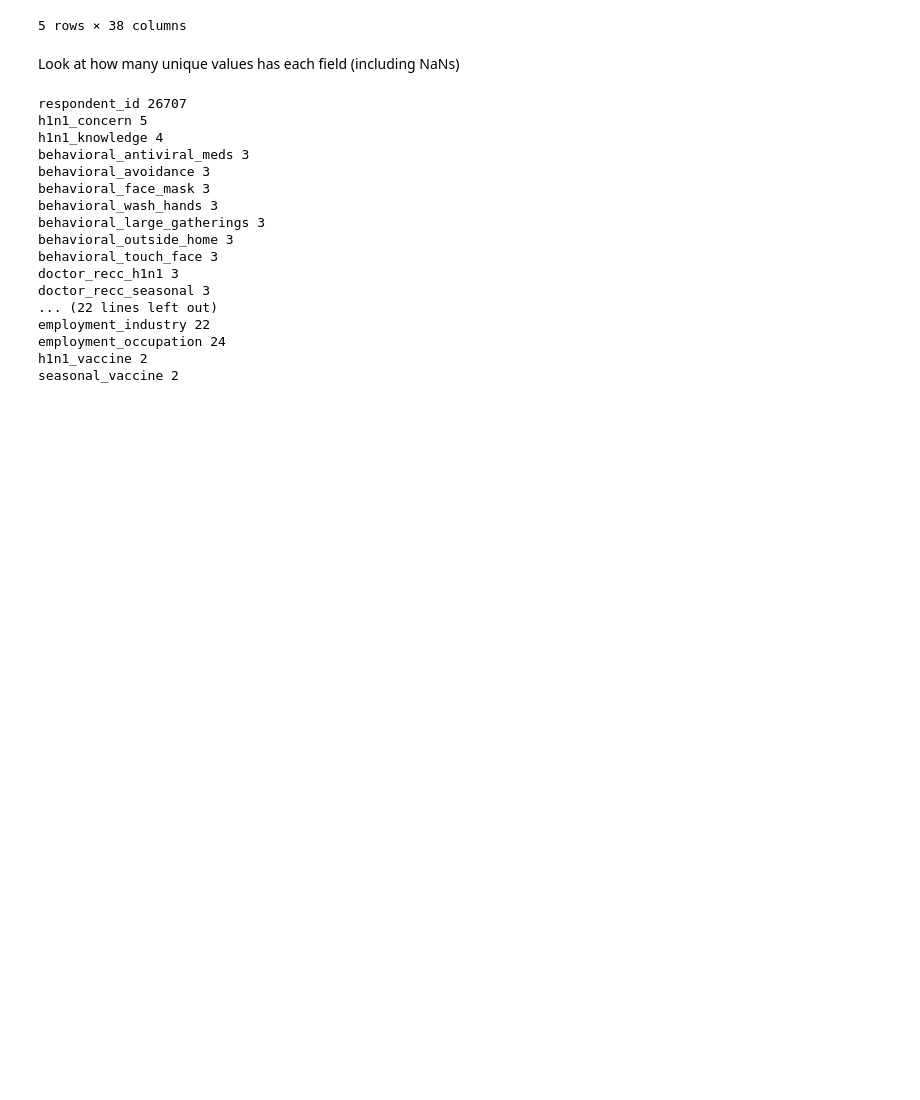
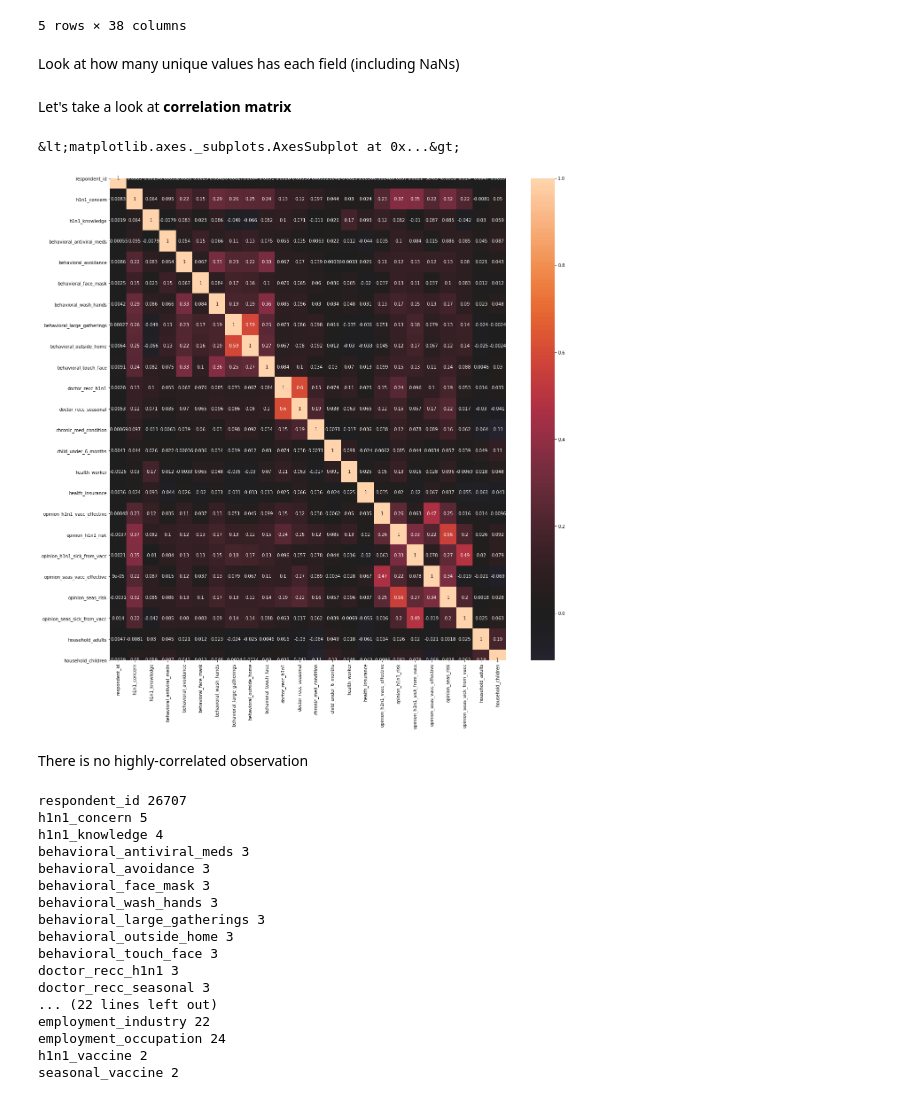
Before and after one commit to arifcanaksoy/MachineLearning_H1N1, a Jupyter notebook: playground_h1n1.ipynb, the cells around one changed output. Saved outputs shown, nothing was run; the diff lists cells and outputs as text; code cells hidden in the pictures; blank space fills up the shorter version.

```diff
--- a/playground_h1n1.ipynb
+++ b/playground_h1n1.ipynb
@@ -157,6 +157,27 @@ def unique_categories(df):
 def all_uniques(df):
     for column in df.columns:
         print(column, len(df[column].unique()))
+# %%
+for column in data.columns.difference(["h1n1_vaccine","seasonal_vaccine"]):
+    data[column].fillna(data[column].mode()[0], inplace=True)
+# %%
+for column in data.columns.difference(["h1n1_vaccine","seasonal_vaccine"]):
+    if data[column].dtype == 'float64':
+        data[column] = data[column].astype('int64')
+# %% [markdown]
+Let's take a look at __correlation matrix__
+# %%
+numeric = data.select_dtypes(include = ['int64'])
+# %%
+corr = numeric.corr()
+
+plt.subplots(figsize=(20,20))
+sns.heatmap(corr, center=0, square=0, annot=True)
+# %% [output]
+&lt;matplotlib.axes._subplots.AxesSubplot at 0x...&gt;
+[figure, added]
+# %% [markdown]
+There is no highly-correlated observation
 # %%
 all_uniques(df_train)
 # %% [output]
```
Also changed, not shown: parts of 34 cells of this notebook.
